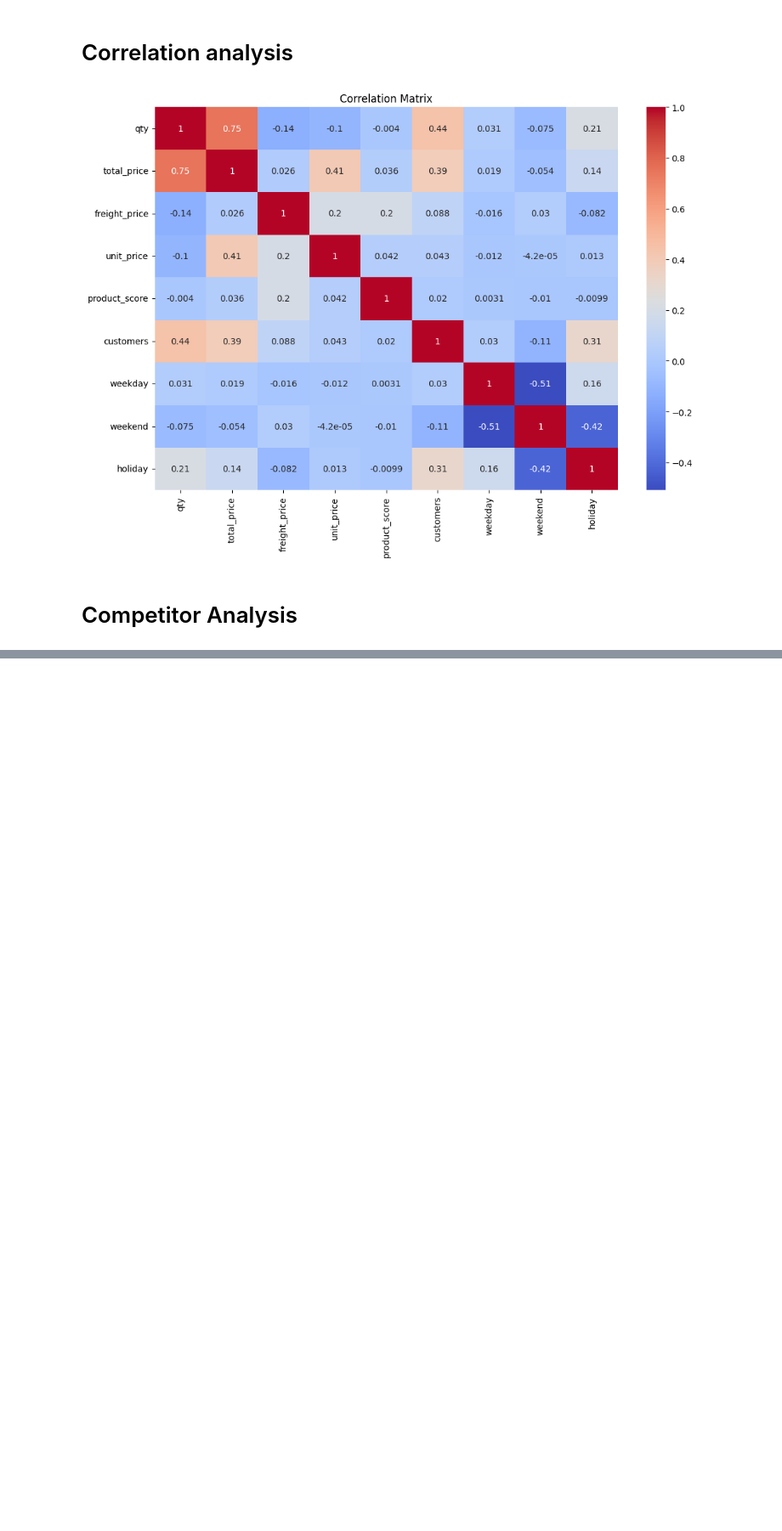
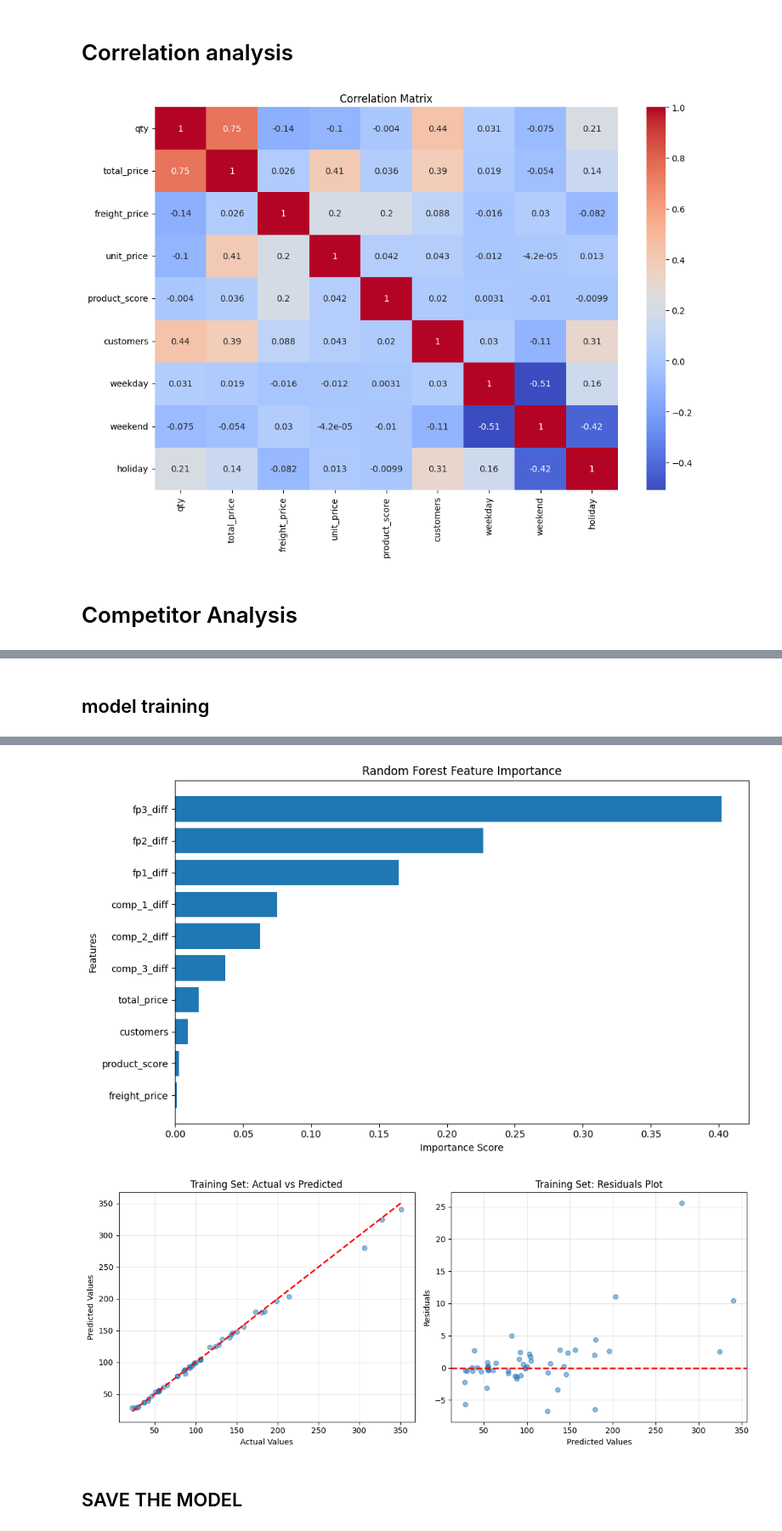
Before and after one commit to Silas-ochieng/retail-price-optimization-model, a Jupyter notebook: Price Optimization Modeling.ipynb, the cells around one changed output, grey strips where cells are left out. Shown at 85% size. Cells and saved outputs as stored; diff of their text form; code cells hidden in the pictures; blank space fills up the shorter version.

Commit message:
modified the app.py files and came up with a clean model

```diff
--- a/Price Optimization Modeling.ipynb
+++ b/Price Optimization Modeling.ipynb
@@ -672,0 +464,5 @@ Model and scaler saved successfully!
+# %%
+cols_to_mean = ['comp_1_diff', 'comp_2_diff', 'comp_3_diff', 'product_id', 'fp1_diff', 'fp2_diff', 'fp3_diff',  'product_score', 'unit_price']
+cols_to_sum = ['product_id', 'month_year', 'total_price', 'freight_price', 'customers']
+mean_df = df[cols_to_mean]
+sum_df = df[cols_to_sum]
@@ -672,0 +471,5 @@ Model and scaler saved successfully!
+# %%
+products_mean = mean_df.groupby(by='product_id').mean()
+products_sum = sum_df.groupby(by='product_id').sum(numeric_only=True)
+products = pd.concat([products_mean, products_sum], axis=1, join='inner').reset_index()
+products.head()
@@ -672,0 +485,2 @@ Model and scaler saved successfully!
+# %%
+X, y=products.drop(['product_id', 'unit_price'], axis=1), products['unit_price']
@@ -672,0 +501,56 @@ Model and scaler saved successfully!
+# %% [markdown]
+## model training
+# %%
+model = RandomForestRegressor(n_estimators=50, random_state=40)
+model.fit(X, y)
+y_pred = model.predict(X)
+# %%
+# Evaluate model on training data
+train_metrics = evaluate_model(y, y_pred, "Training")
+
+# Feature importance analysis
+feature_importance = pd.DataFrame({
+    'feature': X.columns,
+    'importance': model.feature_importances_
+}).sort_values('importance', ascending=False)
+
+print("\n" + "="*50)
+print("Feature Importance:")
+print("="*50)
+print(feature_importance)
+
+# Visualize feature importance
+plt.figure(figsize=(10, 6))
+plt.barh(feature_importance['feature'], feature_importance['importance'])
+plt.xlabel('Importance Score')
+plt.ylabel('Features')
+plt.title('Random Forest Feature Importance')
+plt.gca().invert_yaxis()
+plt.tight_layout()
+plt.show()
+
+# Visualize predictions vs actual values
+plt.figure(figsize=(12, 5))
+
+# Training set predictions
+plt.subplot(1, 2, 1)
+plt.scatter(y, y_pred, alpha=0.5)
+plt.plot([y.min(), y.max()], [y.min(), y.max()], 'r--', lw=2)
+plt.xlabel('Actual Values')
+plt.ylabel('Predicted Values')
+plt.title('Training Set: Actual vs Predicted')
+plt.grid(True, alpha=0.3)
+
+# Residuals plot
+plt.subplot(1, 2, 2)
+residuals = y - y_pred
+plt.scatter(y_pred, residuals, alpha=0.5)
+plt.axhline(y=0, color='r', linestyle='--', lw=2)
+plt.xlabel('Predicted Values')
+plt.ylabel('Residuals')
+plt.title('Training Set: Residuals Plot')
+plt.grid(True, alpha=0.3)
+
+plt.tight_layout()
+plt.show()
+# %% [output]
@@ -672,0 +577,4 @@ Model and scaler saved successfully!
+[figure, added]
+[figure, added]
+# %% [markdown]
+## SAVE THE MODEL
```
Also changed, not shown: parts of 29 cells of this notebook, 3 other files.
